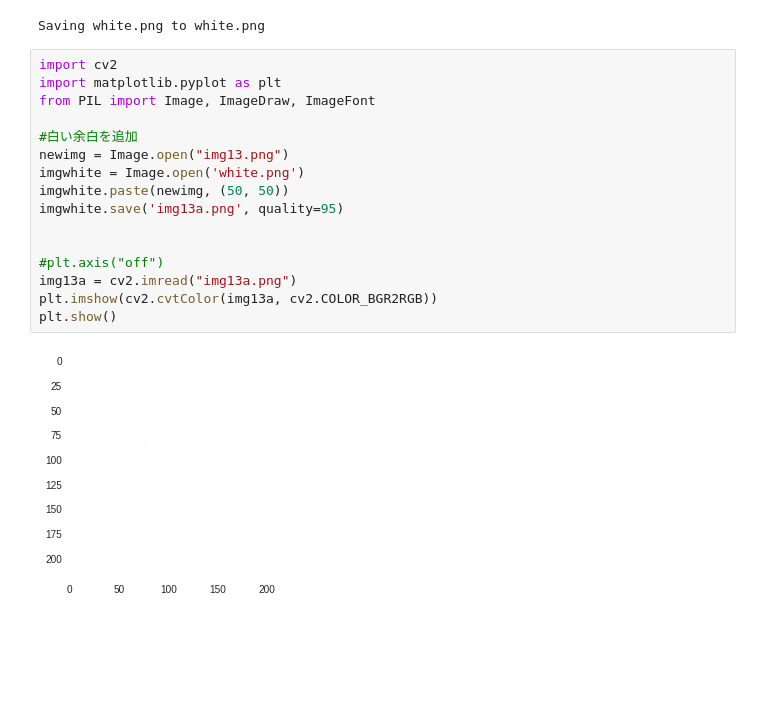
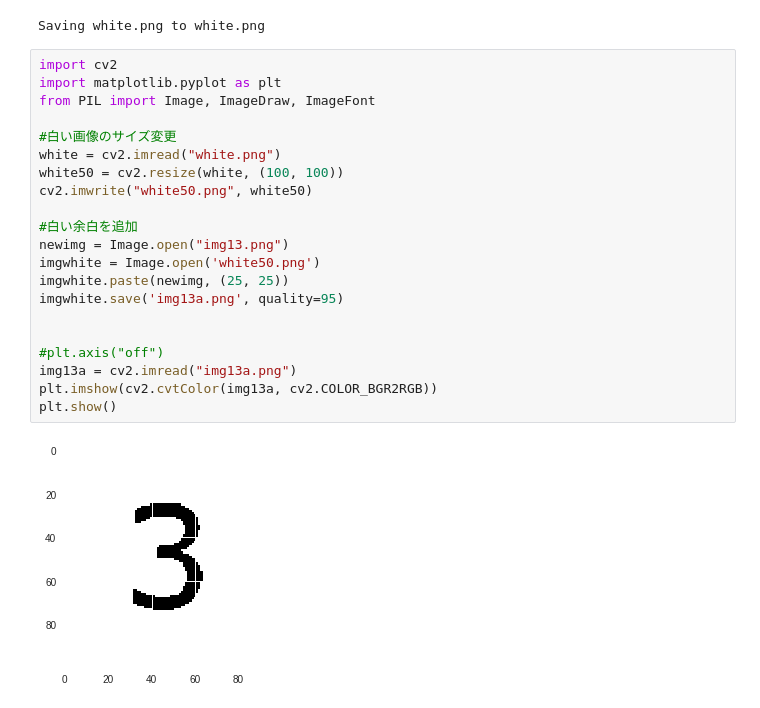
Before and after one commit to aichizokkoku/sudoku, a Jupyter notebook: contours.ipynb, the cells around one changed output. Drawn from its saved outputs; the diff is of its cells as text; blank space fills up the shorter version.

```diff
--- a/contours.ipynb
+++ b/contours.ipynb
@@ -119,18 +119,23 @@ Saving white.png to white.png
 # %%
 import cv2
 import matplotlib.pyplot as plt
 from PIL import Image, ImageDraw, ImageFont
 
+#白い画像のサイズ変更
+white = cv2.imread("white.png")
+white50 = cv2.resize(white, (100, 100))
+cv2.imwrite("white50.png", white50)
+
 #白い余白を追加
 newimg = Image.open("img13.png")
-imgwhite = Image.open('white.png')
-imgwhite.paste(newimg, (50, 50))
+imgwhite = Image.open('white50.png')
+imgwhite.paste(newimg, (25, 25))
 imgwhite.save('img13a.png', quality=95)
 
 
 #plt.axis("off")
 img13a = cv2.imread("img13a.png")
 plt.imshow(cv2.cvtColor(img13a, cv2.COLOR_BGR2RGB))
 plt.show()
 # %% [output]
-[figure, old version]
+[figure, new version]
```
